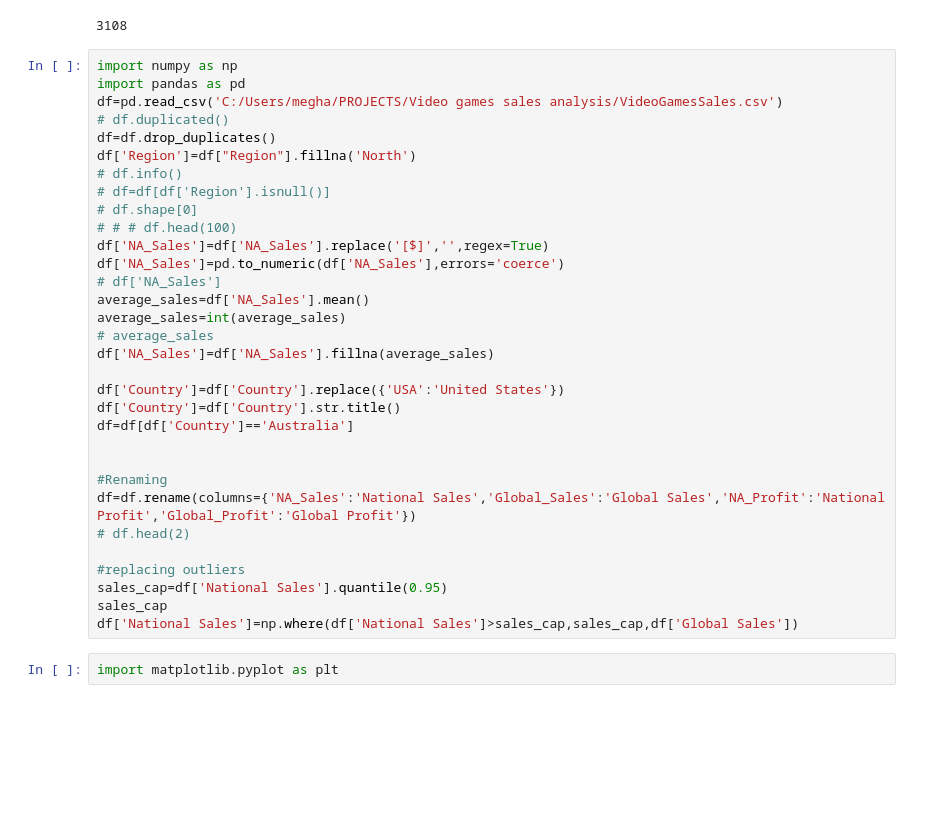
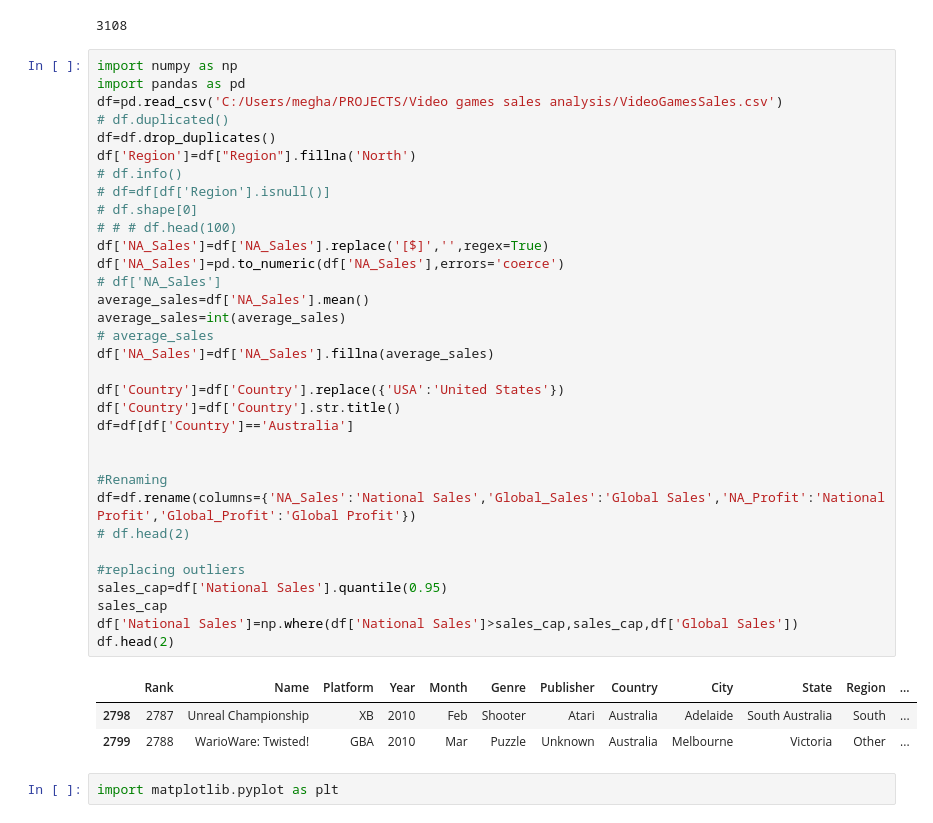
Before and after one commit to megha-ambujakshan/video-games-sales-analysis, a Jupyter notebook: Video games sales.ipynb, the cells around one changed output. Cells and saved outputs as stored; diff of their text form; blank space fills up the shorter version.

```diff
--- a/Video games sales.ipynb
+++ b/Video games sales.ipynb
@@ -48,33 +48,38 @@ import numpy as np
 import pandas as pd
 df=pd.read_csv('C:/Users/megha/PROJECTS/Video games sales analysis/VideoGamesSales.csv')
 # df.duplicated()
 df=df.drop_duplicates()
 df['Region']=df["Region"].fillna('North')
 # df.info()
 # df=df[df['Region'].isnull()]
 # df.shape[0]
 # # # df.head(100)
 df['NA_Sales']=df['NA_Sales'].replace('[$]','',regex=True)
 df['NA_Sales']=pd.to_numeric(df['NA_Sales'],errors='coerce')
 # df['NA_Sales']
 average_sales=df['NA_Sales'].mean()
 average_sales=int(average_sales)
 # average_sales
 df['NA_Sales']=df['NA_Sales'].fillna(average_sales)
 
 df['Country']=df['Country'].replace({'USA':'United States'})
 df['Country']=df['Country'].str.title()
 df=df[df['Country']=='Australia']
 
 
 #Renaming
 df=df.rename(columns={'NA_Sales':'National Sales','Global_Sales':'Global Sales','NA_Profit':'National Profit','Global_Profit':'Global Profit'})
 # df.head(2)
 
 #replacing outliers
 sales_cap=df['National Sales'].quantile(0.95)
 sales_cap
 df['National Sales']=np.where(df['National Sales']>sales_cap,sales_cap,df['Global Sales'])
+df.head(2)
+# %% [output]
+|  | Rank | Name | Platform | Year | Month | Genre | Publisher | Country | City | State | Region | ... |
+| 2798 | 2787 | Unreal Championship | XB | 2010 | Feb | Shooter | Atari | Australia | Adelaide | South Australia | South | ... |
+| 2799 | 2788 | WarioWare: Twisted! | GBA | 2010 | Mar | Puzzle | Unknown | Australia | Melbourne | Victoria | Other | ... |
 # %%
 import matplotlib.pyplot as plt
 # %%
```
Also changed, not shown: parts of 3 cells of this notebook.
